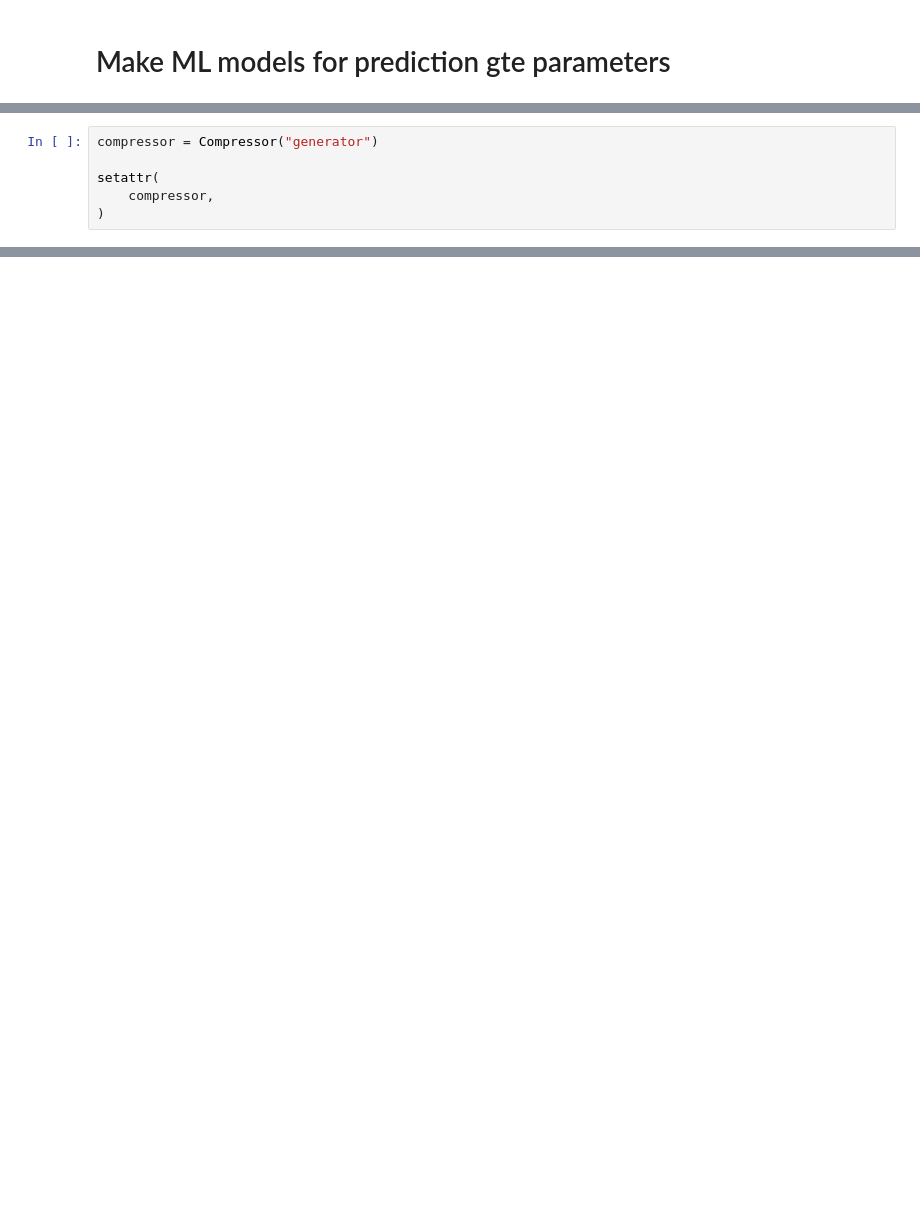
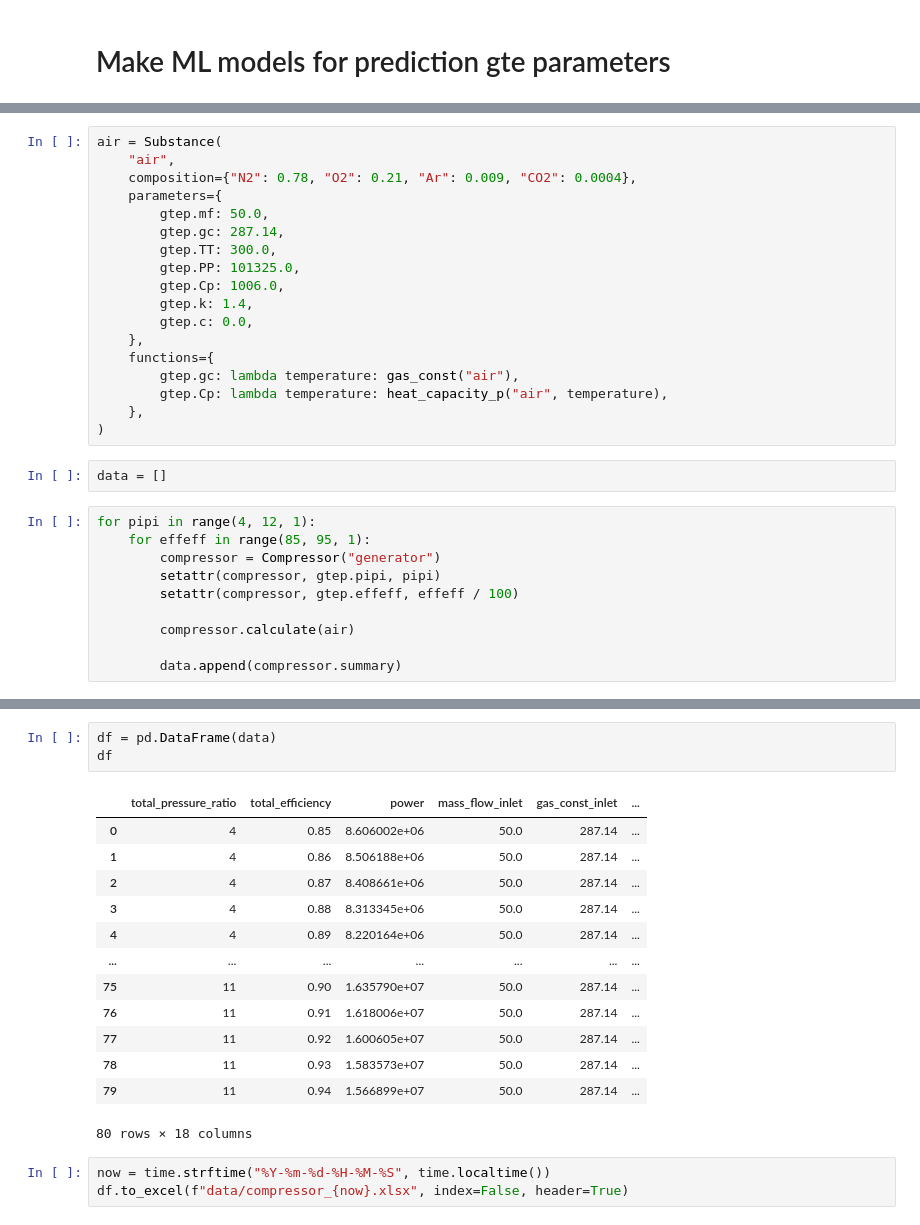
Before and after one commit to ParkhomenkoDV/gte, a Jupyter notebook: gte/ml.ipynb, the cells around one changed output, grey strips where cells are left out. Drawn from its saved outputs; the diff is of its cells as text; blank space fills up the shorter version.

```diff
--- a/gte/ml.ipynb
+++ b/gte/ml.ipynb
@@ -38,6 +41,30 @@ ImportError: cannot import name 'parameters' from 'gte' (/Users/daniilandryushin
+# %%
+air = Substance(
+    "air",
+    composition={"N2": 0.78, "O2": 0.21, "Ar": 0.009, "CO2": 0.0004},
+    parameters={
+        gtep.mf: 50.0,
+        gtep.gc: 287.14,
+        gtep.TT: 300.0,
+        gtep.PP: 101325.0,
+        gtep.Cp: 1006.0,
+        gtep.k: 1.4,
+        gtep.c: 0.0,
+    },
+    functions={
+        gtep.gc: lambda temperature: gas_const("air"),
+        gtep.Cp: lambda temperature: heat_capacity_p("air", temperature),
+    },
+)
+# %%
+data = []
 # %%
-compressor = Compressor("generator")
+for pipi in range(4, 12, 1):
+    for effeff in range(85, 95, 1):
+        compressor = Compressor("generator")
+        setattr(compressor, gtep.pipi, pipi)
+        setattr(compressor, gtep.effeff, effeff / 100)
 
-setattr(
-    compressor,
-)
+        compressor.calculate(air)
+
+        data.append(compressor.summary)
@@ -43,0 +89,20 @@ setattr(
+# %%
+df = pd.DataFrame(data)
+df
+# %% [output]
+|  | total_pressure_ratio | total_efficiency | power | mass_flow_inlet | gas_const_inlet | ... |
+| 0 | 4 | 0.85 | 8.606002e+06 | 50.0 | 287.14 | ... |
+| 1 | 4 | 0.86 | 8.506188e+06 | 50.0 | 287.14 | ... |
+| 2 | 4 | 0.87 | 8.408661e+06 | 50.0 | 287.14 | ... |
+| 3 | 4 | 0.88 | 8.313345e+06 | 50.0 | 287.14 | ... |
+| 4 | 4 | 0.89 | 8.220164e+06 | 50.0 | 287.14 | ... |
+| ... | ... | ... | ... | ... | ... | ... |
+| 75 | 11 | 0.90 | 1.635790e+07 | 50.0 | 287.14 | ... |
+| 76 | 11 | 0.91 | 1.618006e+07 | 50.0 | 287.14 | ... |
+| 77 | 11 | 0.92 | 1.600605e+07 | 50.0 | 287.14 | ... |
+| 78 | 11 | 0.93 | 1.583573e+07 | 50.0 | 287.14 | ... |
+| 79 | 11 | 0.94 | 1.566899e+07 | 50.0 | 287.14 | ... |
+80 rows × 18 columns
+# %%
+now = time.strftime("%Y-%m-%d-%H-%M-%S", time.localtime())
+df.to_excel(f"data/compressor_{now}.xlsx", index=False, header=True)
```
Also changed, not shown: parts of 17 cells of this notebook, 4 other files.
